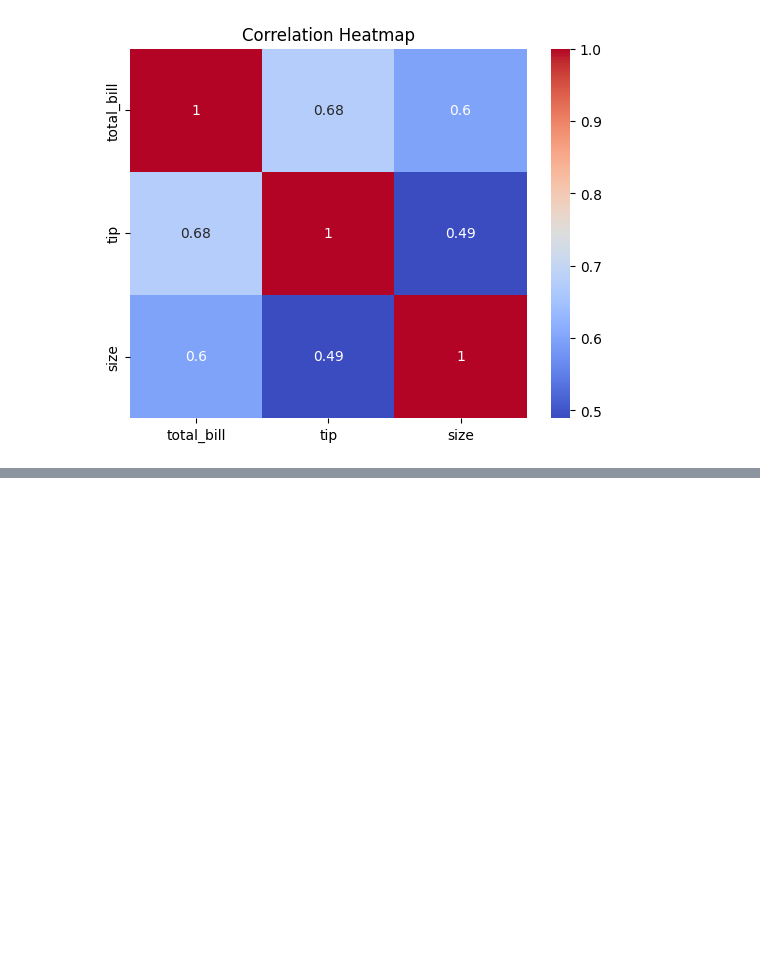
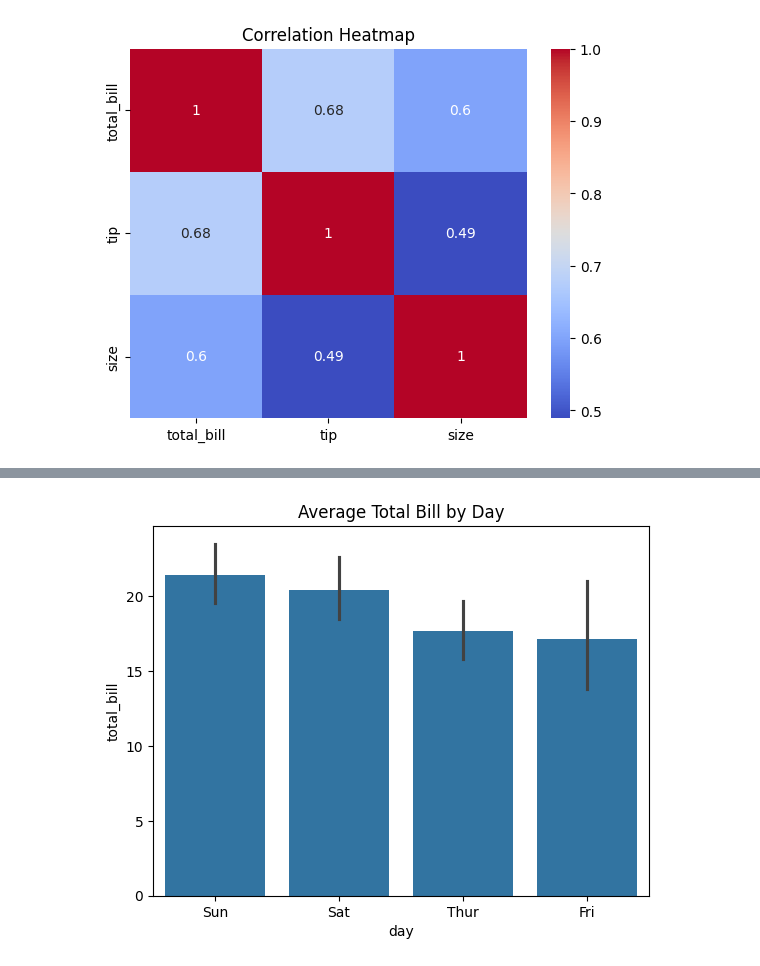
Before and after one commit to kevinsamuel-byte/Ecommerce-Data-Analysis, a Jupyter notebook: Ecommerce_Data_Analysis.ipynb, the cells around one changed output, grey strips where cells are left out. Drawn from its saved outputs; the diff is of its cells as text; code cells hidden in the pictures; blank space fills up the shorter version.

```diff
--- a/Ecommerce_Data_Analysis.ipynb
+++ b/Ecommerce_Data_Analysis.ipynb
@@ -121,0 +132,6 @@ plt.show()
+# %%
+sns.barplot(x='day', y='total_bill', data=df)
+plt.title("Average Total Bill by Day")
+plt.show()
+# %% [output]
+[figure, added]
```
Also changed, not shown: parts of 13 cells of this notebook.
